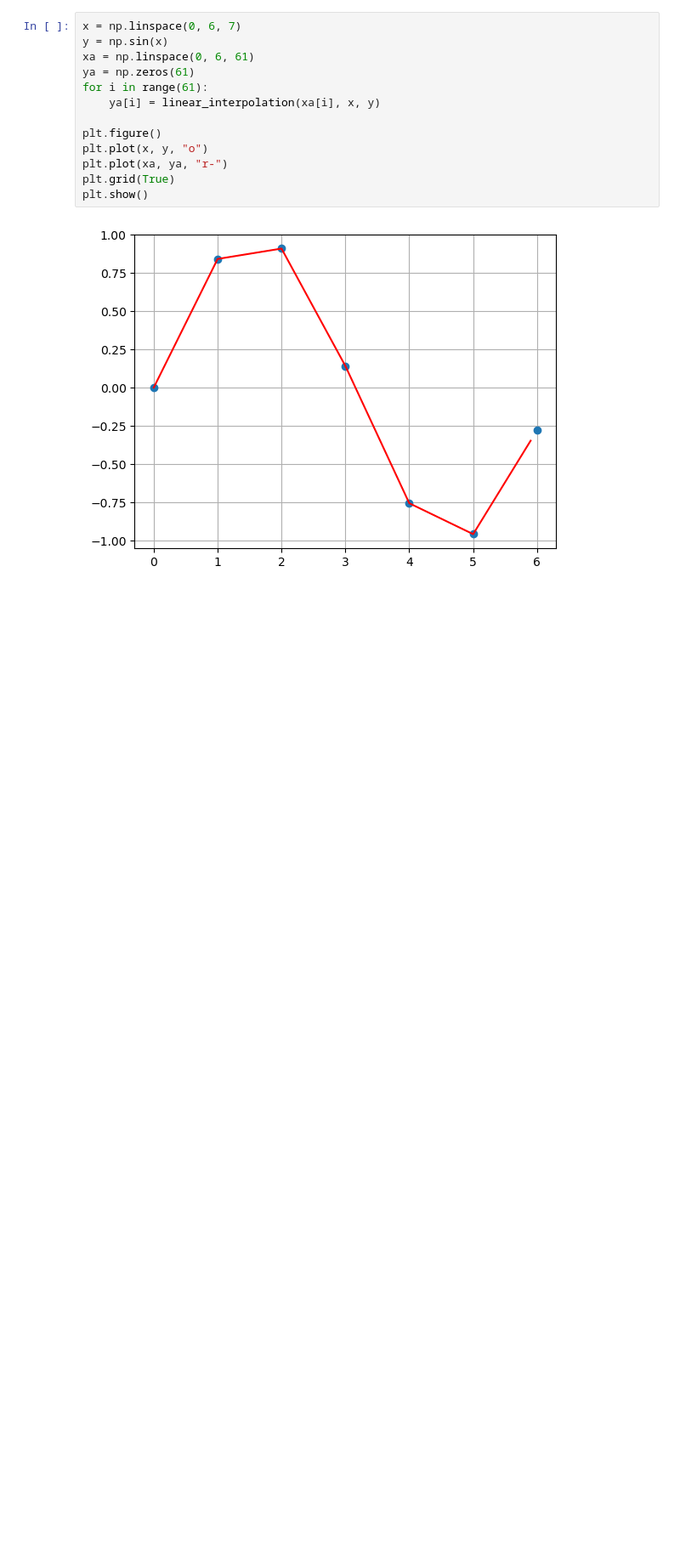
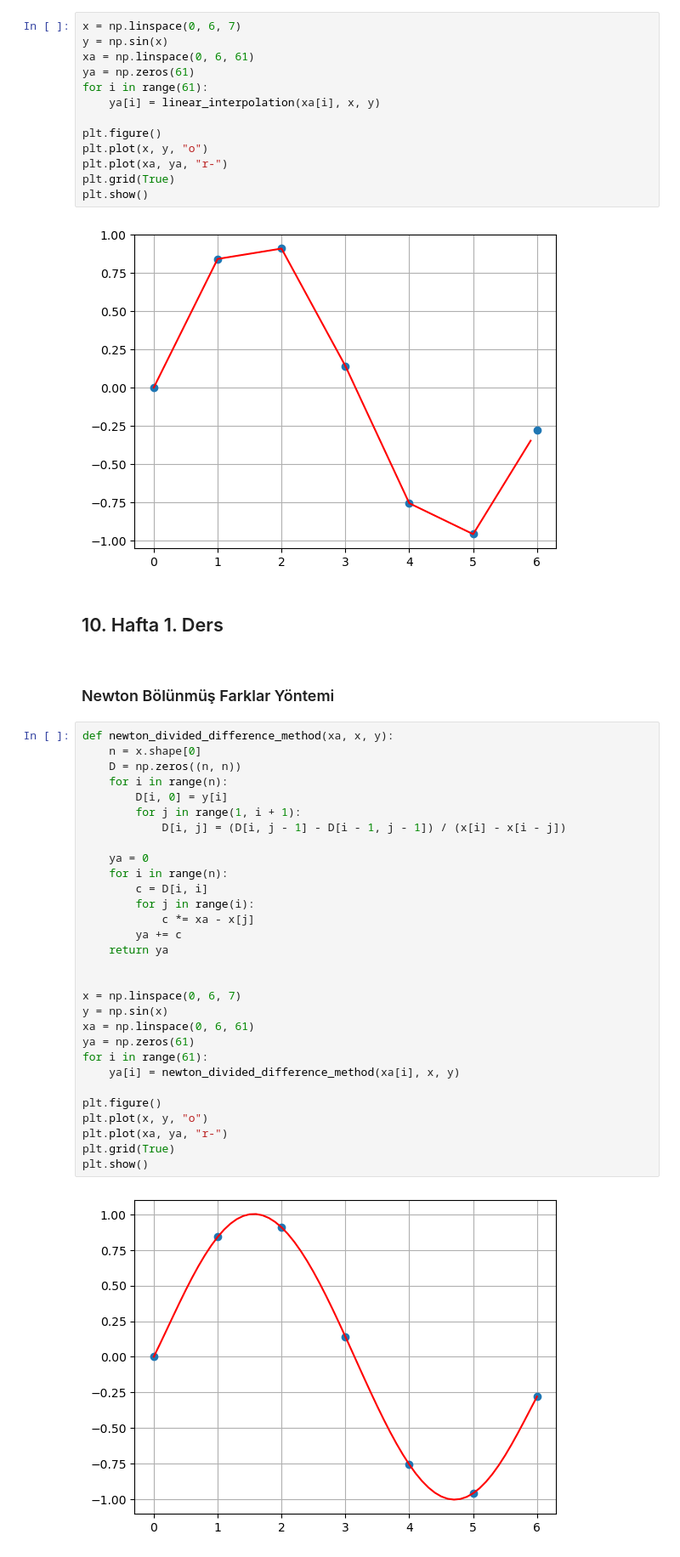
Before and after one commit to ZiyaKolcu/Sayisal-Cozumleme-Jupyter-Notebook, a Jupyter notebook: sayisal_cozumleme.ipynb, the cells around one changed output. Shown: that part at 85% size. Saved outputs shown, nothing was run; the diff lists cells and outputs as text; blank space fills up the shorter version.

Commit message:
addded 10. hafta 1. ders

```diff
--- a/sayisal_cozumleme.ipynb
+++ b/sayisal_cozumleme.ipynb
@@ -1827,3 +1830,41 @@ plt.grid(True)
 plt.show()
 # %% [output]
 [figure]
+# %% [markdown]
+<div id="10.1">
+<h2>10. Hafta 1. Ders</h2>
+</div>
+# %% [markdown]
+### Newton Bölünmüş Farklar Yöntemi
+# %%
+def newton_divided_difference_method(xa, x, y):
+    n = x.shape[0]
+    D = np.zeros((n, n))
+    for i in range(n):
+        D[i, 0] = y[i]
+        for j in range(1, i + 1):
+            D[i, j] = (D[i, j - 1] - D[i - 1, j - 1]) / (x[i] - x[i - j])
+
+    ya = 0
+    for i in range(n):
+        c = D[i, i]
+        for j in range(i):
+            c *= xa - x[j]
+        ya += c
+    return ya
+
+
+x = np.linspace(0, 6, 7)
+y = np.sin(x)
+xa = np.linspace(0, 6, 61)
+ya = np.zeros(61)
+for i in range(61):
+    ya[i] = newton_divided_difference_method(xa[i], x, y)
+
+plt.figure()
+plt.plot(x, y, "o")
+plt.plot(xa, ya, "r-")
+plt.grid(True)
+plt.show()
+# %% [output]
+[figure, added]
```
Also changed, not shown: parts of 1 cell of this notebook.
